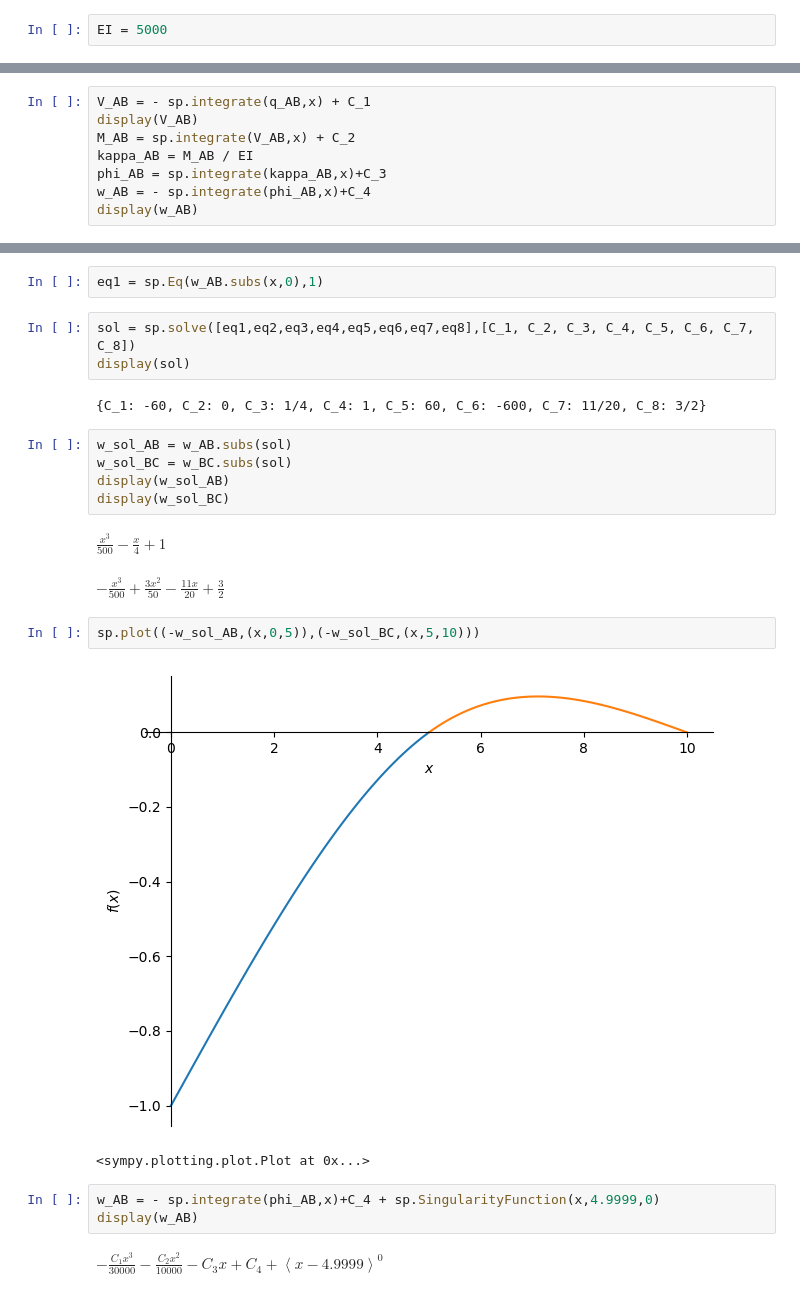
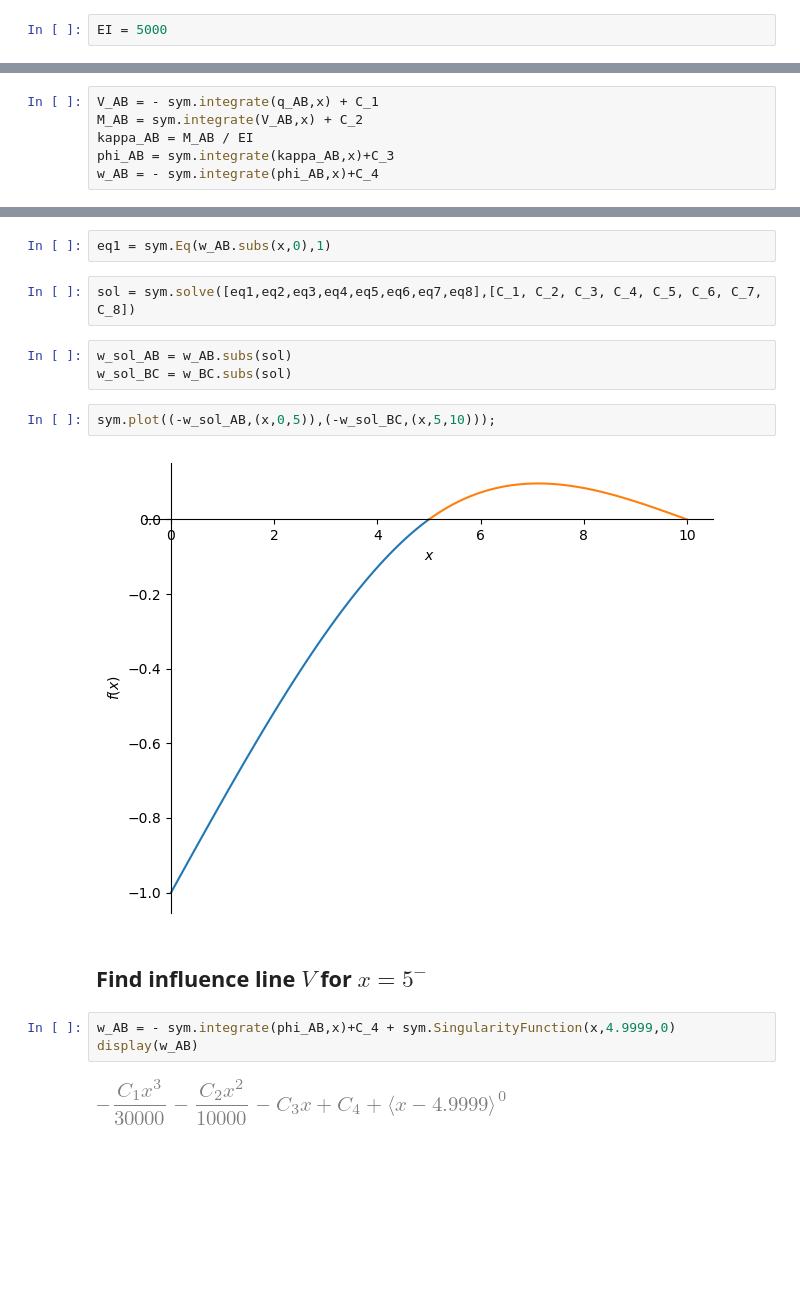
Before and after one commit to TeachBooks/Structural-Mechanics-4, a Jupyter notebook: book/advanced_structural_mechanics/influence_line_3sup/Demo_class.ipynb, the cells around one changed output, grey strips where cells are left out. Saved outputs shown, nothing was run; the diff lists cells and outputs as text; blank space fills up the shorter version.

```diff
--- a/book/advanced_structural_mechanics/influence_line_3sup/Demo_class.ipynb
+++ b/book/advanced_structural_mechanics/influence_line_3sup/Demo_class.ipynb
@@ -74,8 +75,6 @@ display(q_AB)
 # %%
-V_AB = - sp.integrate(q_AB,x) + C_1
-display(V_AB)
-M_AB = sp.integrate(V_AB,x) + C_2
+V_AB = - sym.integrate(q_AB,x) + C_1
+M_AB = sym.integrate(V_AB,x) + C_2
 kappa_AB = M_AB / EI
-phi_AB = sp.integrate(kappa_AB,x)+C_3
-w_AB = - sp.integrate(phi_AB,x)+C_4
-display(w_AB)
+phi_AB = sym.integrate(kappa_AB,x)+C_3
+w_AB = - sym.integrate(phi_AB,x)+C_4
@@ -85,26 +81,19 @@ $\displaystyle - \frac{C_{1} x^{3}}{30000} - \frac{C_{2} x^{2}}{10000} - C_{3} x
 # %%
-eq1 = sp.Eq(w_AB.subs(x,0),1)
+eq1 = sym.Eq(w_AB.subs(x,0),1)
 # %%
-sol = sp.solve([eq1,eq2,eq3,eq4,eq5,eq6,eq7,eq8],[C_1, C_2, C_3, C_4, C_5, C_6, C_7, C_8])
-display(sol)
+sol = sym.solve([eq1,eq2,eq3,eq4,eq5,eq6,eq7,eq8],[C_1, C_2, C_3, C_4, C_5, C_6, C_7, C_8])
-# %% [output]
-{C_1: -60, C_2: 0, C_3: 1/4, C_4: 1, C_5: 60, C_6: -600, C_7: 11/20, C_8: 3/2}
 # %%
 w_sol_AB = w_AB.subs(sol)
 w_sol_BC = w_BC.subs(sol)
-display(w_sol_AB)
-display(w_sol_BC)
-# %% [output]
-$\displaystyle \frac{x^{3}}{500} - \frac{x}{4} + 1$
-$\displaystyle - \frac{x^{3}}{500} + \frac{3 x^{2}}{50} - \frac{11 x}{20} + \frac{3}{2}$
 # %%
-sp.plot((-w_sol_AB,(x,0,5)),(-w_sol_BC,(x,5,10)))
+sym.plot((-w_sol_AB,(x,0,5)),(-w_sol_BC,(x,5,10)));
 # %% [output]
 [figure]
-<sympy.plotting.plot.Plot at 0x...>
+# %% [markdown]
+## Find influence line $V$ for $x= 5^{-}$
 # %%
-w_AB = - sp.integrate(phi_AB,x)+C_4 + sp.SingularityFunction(x,4.9999,0)
+w_AB = - sym.integrate(phi_AB,x)+C_4 + sym.SingularityFunction(x,4.9999,0)
 display(w_AB)
 # %% [output]
-$\displaystyle - \frac{C_{1} x^{3}}{30000} - \frac{C_{2} x^{2}}{10000} - C_{3} x + C_{4} + {\left\langle x - 4.9999 \right\rangle}^{0}$
+[figure, added]
 # %%
```
Also changed, not shown: parts of 26 cells of this notebook, 8 other files.
